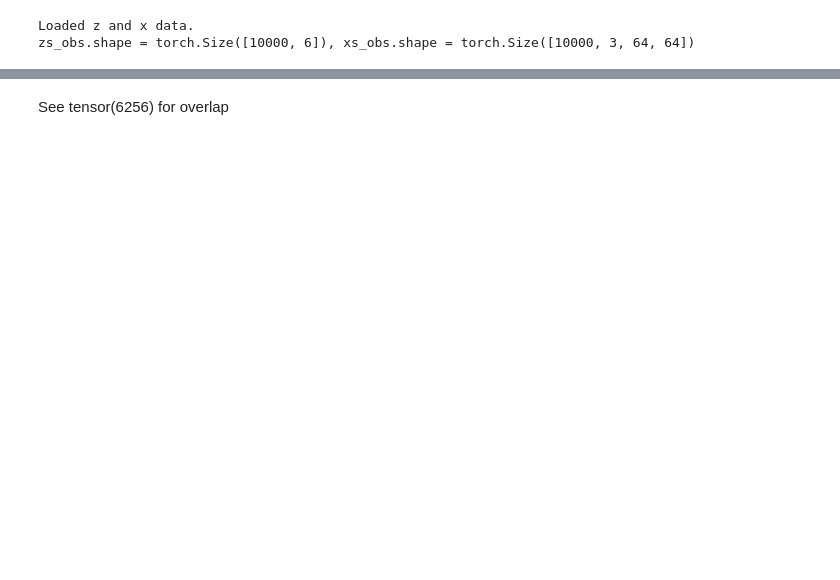
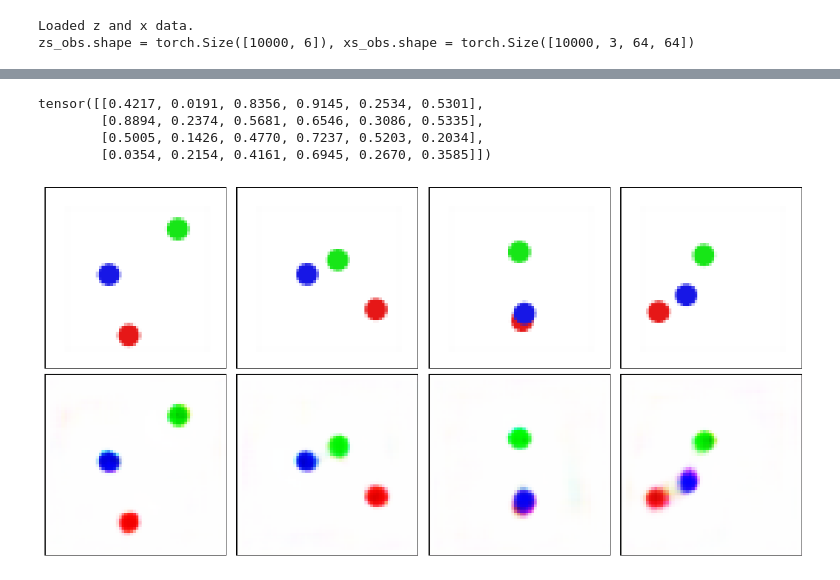
Before and after one commit to acarturk-e/score-based-crl, a Jupyter notebook: GSCALE-I-images/analysis_images.ipynb, the cells around one changed output, grey strips where cells are left out. Drawn from its saved outputs; the diff is of its cells as text; code cells hidden in the pictures; blank space fills up the shorter version.

```diff
--- a/GSCALE-I-images/analysis_images.ipynb
+++ b/GSCALE-I-images/analysis_images.ipynb
@@ -1,4 +1,5 @@
 # %%
+from collections import OrderedDict
 import os
 import pickle
 
@@ -7,8 +8,17 @@ import numpy.typing as npt
 import torch
 from torch import Tensor
 
-from autoencoders import DenseAutoencoder, DenseAutoencoder2
+from autoencoders import CnnAutoencoder, DenseAutoencoder, DenseAutoencoder2
 from scm.box import BoxSCM
 
 import utils
+
+import matplotlib.pyplot as plt
+from matplotlib.patches import Rectangle
+
+# Function to add a border around the image
+def add_border(ax, color='black', lw=2):
+    rect = Rectangle((0, 0), 1, 1, transform=ax.transAxes,
+                     color=color, fill=False, lw=lw)
+    ax.add_patch(rect)
 # %%
@@ -83,2 +93,44 @@ z_mcc = np.float32(0.5940633)
-# %% [markdown]
-See tensor(6256) for overlap
+# %%
+idxs = torch.randint(0, 1000, (4,))
+
+zs_idxs = zs_obs[idxs]
+xs_idxs = xs_obs[idxs]
+ys_idxs = encoder1(xs_idxs)
+xhats2_idxs = decoder1(ys_idxs)
+
+import matplotlib.pyplot as plt
+from matplotlib.patches import Rectangle
+
+# Function to add a border around the image
+def add_border(ax, color='black', lw=2):
+    rect = Rectangle((0, 0), 1, 1, transform=ax.transAxes,
+                     color=color, fill=False, lw=lw)
+    ax.add_patch(rect)
+
+
+fig, axs = plt.subplots(2, 4, figsize=(12, 6))
+
+# Ground truth images
+i = 0
+for j in range(4):
+    axs[i, j].imshow(xs_idxs[j].detach().cpu().moveaxis(-3, -1).numpy())
+    axs[i, j].axis('off')
+    add_border(axs[i, j])
+
+# Recovered images
+i = 1
+for j in range(4):
+    axs[i, j].imshow(xhats2_idxs[j].detach().cpu().moveaxis(-3, -1).numpy())
+    axs[i, j].axis('off')
+    add_border(axs[i, j])
+
+fig.tight_layout()
+fig.savefig(os.path.join(data_dir, "image_reconstr_samples.png"))
+
+display(zs_idxs)
+# %% [output]
+tensor([[0.4217, 0.0191, 0.8356, 0.9145, 0.2534, 0.5301],
+        [0.8894, 0.2374, 0.5681, 0.6546, 0.3086, 0.5335],
+        [0.5005, 0.1426, 0.4770, 0.7237, 0.5203, 0.2034],
+        [0.0354, 0.2154, 0.4161, 0.6945, 0.2670, 0.3585]])
+[figure, added]
```
Also changed, not shown: parts of 11 cells of this notebook, 15 other files.
